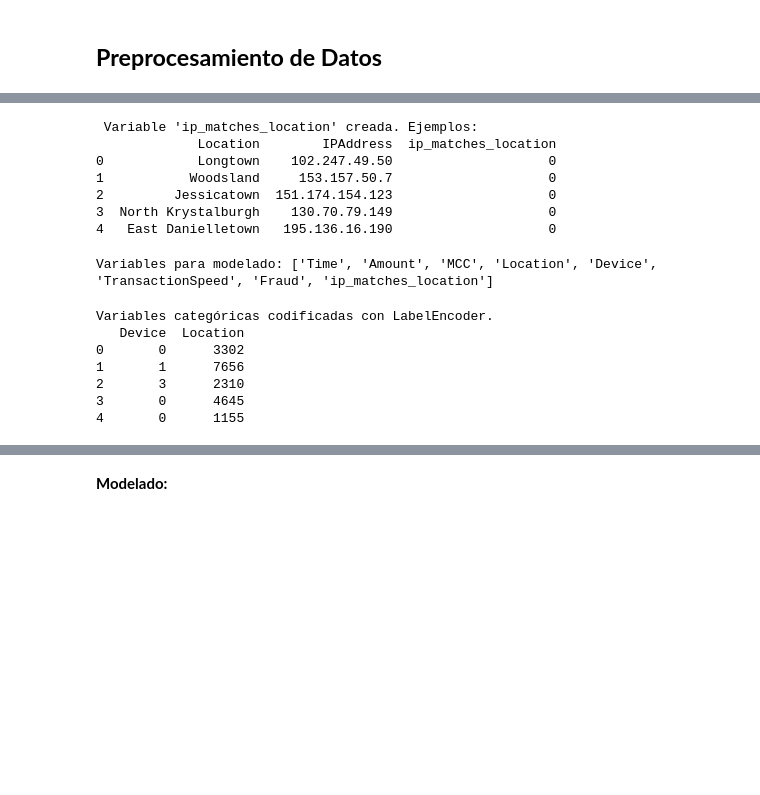
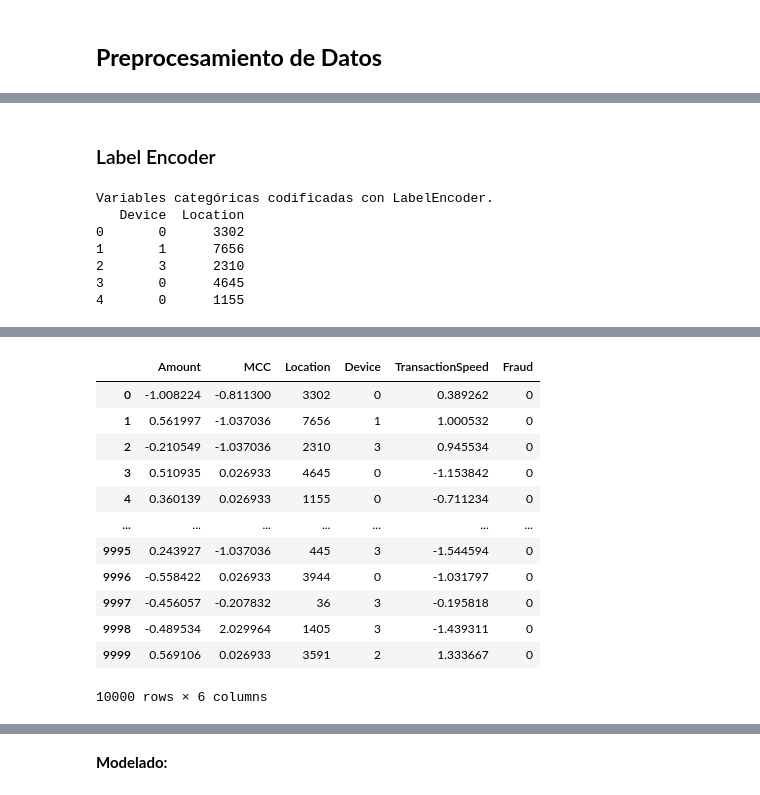
Before and after one commit to Zerovolt0V/MachineLearning_Cripto, a Jupyter notebook: TP_MachineLearning34.ipynb, the cells around one changed output, grey strips where cells are left out. Cells and saved outputs as stored; diff of their text form; code cells hidden in the pictures; blank space fills up the shorter version.

```diff
--- a/TP_MachineLearning34.ipynb
+++ b/TP_MachineLearning34.ipynb
@@ -469,28 +305,2 @@ df.to_csv(data_path + 'credit_card_transactions_enriched.csv', index=False)
-# %%
-# Crear columna booleana: ¿la IP contiene la ubicación?
-df['Location_clean'] = df['Location'].str.lower()
-df['IPAddress_clean'] = df['IPAddress'].str.lower()
-
-df['ip_matches_location'] = df.apply(
-    lambda row: 1 if row['Location_clean'] in row['IPAddress_clean'] else 0,
-    axis=1
-)
-# %% [output]
- Variable 'ip_matches_location' creada. Ejemplos:
-             Location        IPAddress  ip_matches_location
-0            Longtown    102.247.49.50                    0
-1           Woodsland     153.157.50.7                    0
-2         Jessicatown  151.174.154.123                    0
-3  North Krystalburgh    130.70.79.149                    0
-4   East Danielletown   195.136.16.190                    0
-# %%
-# Eliminamos columnas irrelevantes o redundantes
-df_model = df.drop(columns=['TransactionID', 'CardholderName', 'MerchantName', 'IPAddress'])
-
-# Incluimos la nueva variable creada
-df_model['ip_matches_location'] = df['ip_matches_location']
-
-# Verificamos columnas finales
-print("Variables para modelado:", df_model.columns.tolist())
-# %% [output]
-Variables para modelado: ['Time', 'Amount', 'MCC', 'Location', 'Device', 'TransactionSpeed', 'Fraud', 'ip_matches_location']
+# %% [markdown]
+### Label Encoder
@@ -532,6 +345,22 @@ df_model[numeric_cols].describe().T
 | Amount | 10000.0 | 2.614797e-16 | 1.00005 | -1.167889 | -0.617630 | -0.076317 | 0.462122 | 9.653234 |
 | TransactionSpeed | 10000.0 | -1.701750e-16 | 1.00005 | -1.604307 | -0.829088 | -0.056751 | 0.761157 | 4.668154 |
 | MCC | 10000.0 | 1.787015e-16 | 1.00005 | -1.037036 | -0.811300 | -0.207832 | 0.026933 | 2.029964 |
+# %%
+df_model
+# %% [output]
+|  | Amount | MCC | Location | Device | TransactionSpeed | Fraud |
+| 0 | -1.008224 | -0.811300 | 3302 | 0 | 0.389262 | 0 |
+| 1 | 0.561997 | -1.037036 | 7656 | 1 | 1.000532 | 0 |
+| 2 | -0.210549 | -1.037036 | 2310 | 3 | 0.945534 | 0 |
+| 3 | 0.510935 | 0.026933 | 4645 | 0 | -1.153842 | 0 |
+| 4 | 0.360139 | 0.026933 | 1155 | 0 | -0.711234 | 0 |
+| ... | ... | ... | ... | ... | ... | ... |
+| 9995 | 0.243927 | -1.037036 | 445 | 3 | -1.544594 | 0 |
+| 9996 | -0.558422 | 0.026933 | 3944 | 0 | -1.031797 | 0 |
+| 9997 | -0.456057 | -0.207832 | 36 | 3 | -0.195818 | 0 |
+| 9998 | -0.489534 | 2.029964 | 1405 | 3 | -1.439311 | 0 |
+| 9999 | 0.569106 | 0.026933 | 3591 | 2 | 1.333667 | 0 |
+10000 rows × 6 columns
 # %%
 from sklearn.model_selection import train_test_split
 
```
Also changed, not shown: parts of 17 cells of this notebook, 2 other files.
